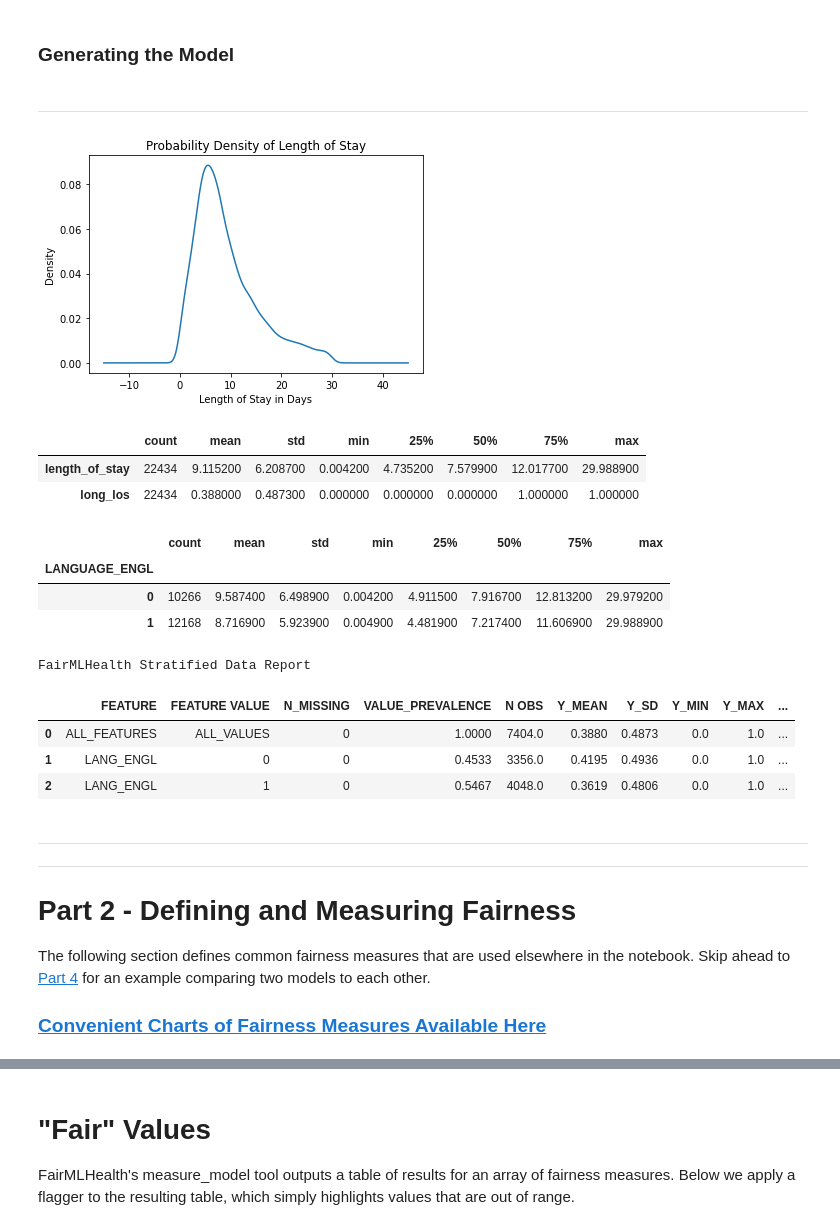
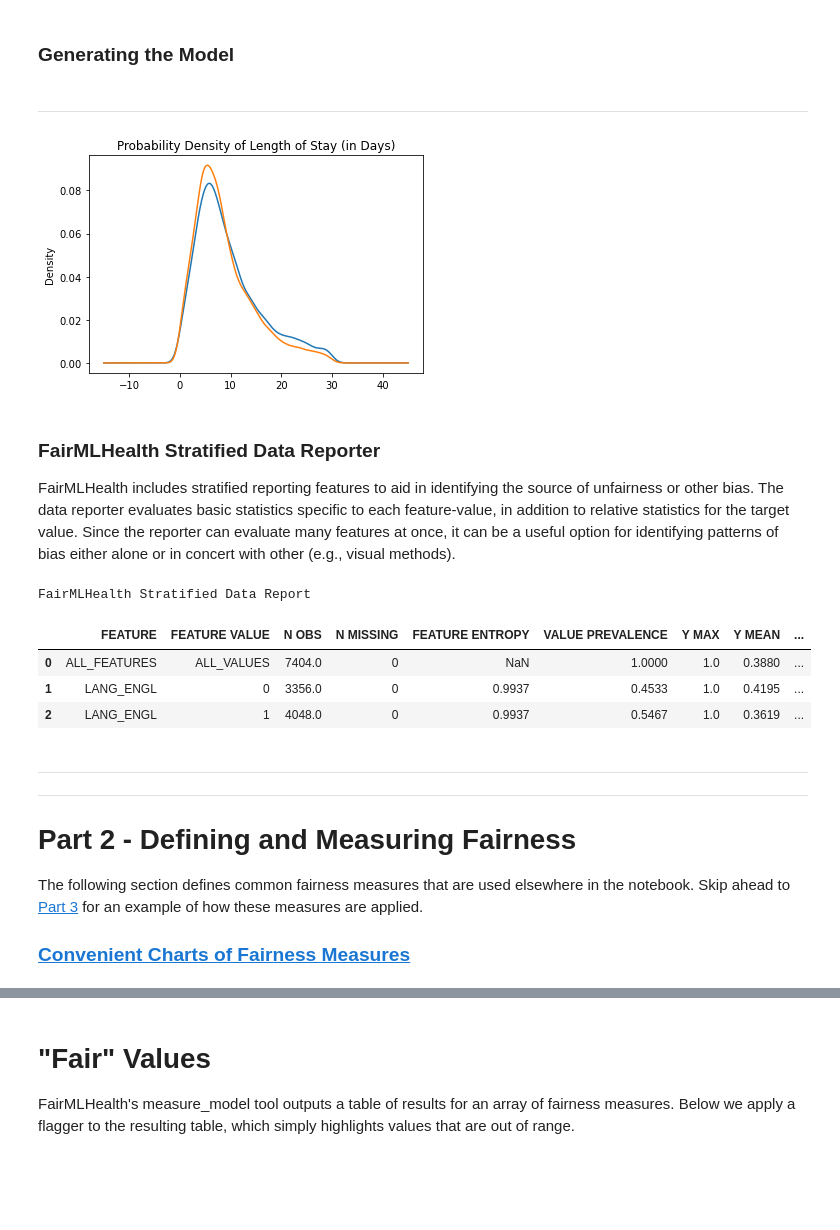
Before and after one commit to KenSciResearch/fairMLHealth, a Jupyter notebook: tutorials_and_examples/Tutorial-EvaluatingFairnessInBinaryClassification.ipynb, the cells around one changed output, grey strips where cells are left out. Drawn from its saved outputs; the diff is of its cells as text; code cells hidden in the pictures; blank space fills up the shorter version.

```diff
--- a/tutorials_and_examples/Tutorial-EvaluatingFairnessInBinaryClassification.ipynb
+++ b/tutorials_and_examples/Tutorial-EvaluatingFairnessInBinaryClassification.ipynb
@@ -175,43 +174,15 @@ df['long_los'] = df['length_of_stay'].apply(lambda x: 1 if x > mean_val else 0)
 # %%
 # Display LOS distributions
 display(Markdown('---'))
-ax = df['length_of_stay'
+df['LANG_ENGL'] = 0
+df.loc[df['LANGUAGE_ENGL'].eq(1), 'LANG_ENGL'] = 1
+ax = df.groupby('LANG_ENGL')['length_of_stay'
         ].plot(kind='kde',
-               title="Probability Density of Length of Stay")
-ax.set_xlabel("Length of Stay in Days")
+               title="Probability Density of Length of Stay (in Days)")
 plt.show()
 # %% [output]
 ---
-[figure, old version]
+[figure, new version]
-# %%
-los_tbl = df[['length_of_stay', 'long_los']].describe().transpose().round(4)
-los_tbl['count'] = los_tbl['count'].astype(int)
-los_tbl = los_tbl.style.applymap(highlight_col, subset=pd.IndexSlice[:, 'mean'], color=ks_purple
-                      ).applymap(highlight_col, subset=pd.IndexSlice[:, 'count'], color=ks_magenta_lt
-                      )
-display(los_tbl)
-# %% [output]
-|  | count | mean | std | min | 25% | 50% | 75% | max |
-| length_of_stay | 22434 | 9.115200 | 6.208700 | 0.004200 | 4.735200 | 7.579900 | 12.017700 | 29.988900 |
-| long_los | 22434 | 0.388000 | 0.487300 | 0.000000 | 0.000000 | 0.000000 | 1.000000 | 1.000000 |
-# %%
-
-# Show LOS Statistics Relative to LANG_ENGL
-lang_tbl = df.groupby('LANGUAGE_ENGL')['length_of_stay'].describe().round(4)
-lang_tbl['count'] = lang_tbl['count'].astype(int)
-lang_styl = lang_tbl.style.applymap(highlight_col,
-                                    subset=pd.IndexSlice[:, 'mean'],
-                                    color=ks_purple
-                         ).applymap(highlight_col,
-                                    subset=pd.IndexSlice[:, 'count'],
-                                    color=ks_magenta_lt
-                     )
-display(lang_styl)
-# %% [output]
-|  | count | mean | std | min | 25% | 50% | 75% | max |
-| LANGUAGE_ENGL |  |  |  |  |  |  |  |  |
-| 0 | 10266 | 9.587400 | 6.498900 | 0.004200 | 4.911500 | 7.916700 | 12.813200 | 29.979200 |
-| 1 | 12168 | 8.716900 | 5.923900 | 0.004900 | 4.481900 | 7.217400 | 11.606900 | 29.988900 |
 # %%
 # Subset and Split Data
 X = df.loc[:, [c for c in df.columns
@@ -239,23 +210,27 @@ rf_params = {'n_estimators': 1800, 'min_samples_split': 5, 'bootstrap': False}
 model = XGBClassifier(**xgb_params)
 model.fit(X_train, y_train.iloc[:, 0])
 y_pred = model.predict(X_test)
+# %% [markdown]
+### FairMLHealth Stratified Data Reporter
+
+FairMLHealth includes stratified reporting features to aid in identifying the source of unfairness or other bias. The data reporter evaluates basic statistics specific to each feature-value, in addition to relative statistics for the target value. Since the reporter can evaluate many features at once, it can be a useful option for identifying patterns of bias either alone or in concert with other (e.g., visual methods).
 # %%
 print("FairMLHealth Stratified Data Report")
 stratified_reports.data_report(X_test, y_test, features=['LANG_ENGL'])
 # %% [output]
 FairMLHealth Stratified Data Report
-|  | FEATURE | FEATURE VALUE | N_MISSING | VALUE_PREVALENCE | N OBS | Y_MEAN | Y_SD | Y_MIN | Y_MAX | ... |
-| 0 | ALL_FEATURES | ALL_VALUES | 0 | 1.0000 | 7404.0 | 0.3880 | 0.4873 | 0.0 | 1.0 | ... |
-| 1 | LANG_ENGL | 0 | 0 | 0.4533 | 3356.0 | 0.4195 | 0.4936 | 0.0 | 1.0 | ... |
-| 2 | LANG_ENGL | 1 | 0 | 0.5467 | 4048.0 | 0.3619 | 0.4806 | 0.0 | 1.0 | ... |
+|  | FEATURE | FEATURE VALUE | N OBS | N MISSING | FEATURE ENTROPY | VALUE PREVALENCE | Y MAX | Y MEAN | ... |
+| 0 | ALL_FEATURES | ALL_VALUES | 7404.0 | 0 | NaN | 1.0000 | 1.0 | 0.3880 | ... |
+| 1 | LANG_ENGL | 0 | 3356.0 | 0 | 0.9937 | 0.4533 | 1.0 | 0.4195 | ... |
+| 2 | LANG_ENGL | 1 | 4048.0 | 0 | 0.9937 | 0.5467 | 1.0 | 0.3619 | ... |
 # %% [markdown]
 ----
 ----
 # Part 2 - Defining and Measuring Fairness <a id="part2"></a>
 
-The following section defines common fairness measures that are used elsewhere in the notebook. Skip ahead to [Part 4](#part4) for an example comparing two models to each other.
+The following section defines common fairness measures that are used elsewhere in the notebook. Skip ahead to [Part 3](#part3) for an example of how these measures are applied.
 
-### [Convenient Charts of Fairness Measures Available Here](../docs/Quick_References.md)
+### [Convenient Charts of Fairness Measures](../docs/Summary_Tables.pdf)
 # %% [markdown]
 ### Definitions of Fairness  <a id="metric_quickref"></a>
 
```
Also changed, not shown: parts of 37 cells of this notebook, 8 other files.
